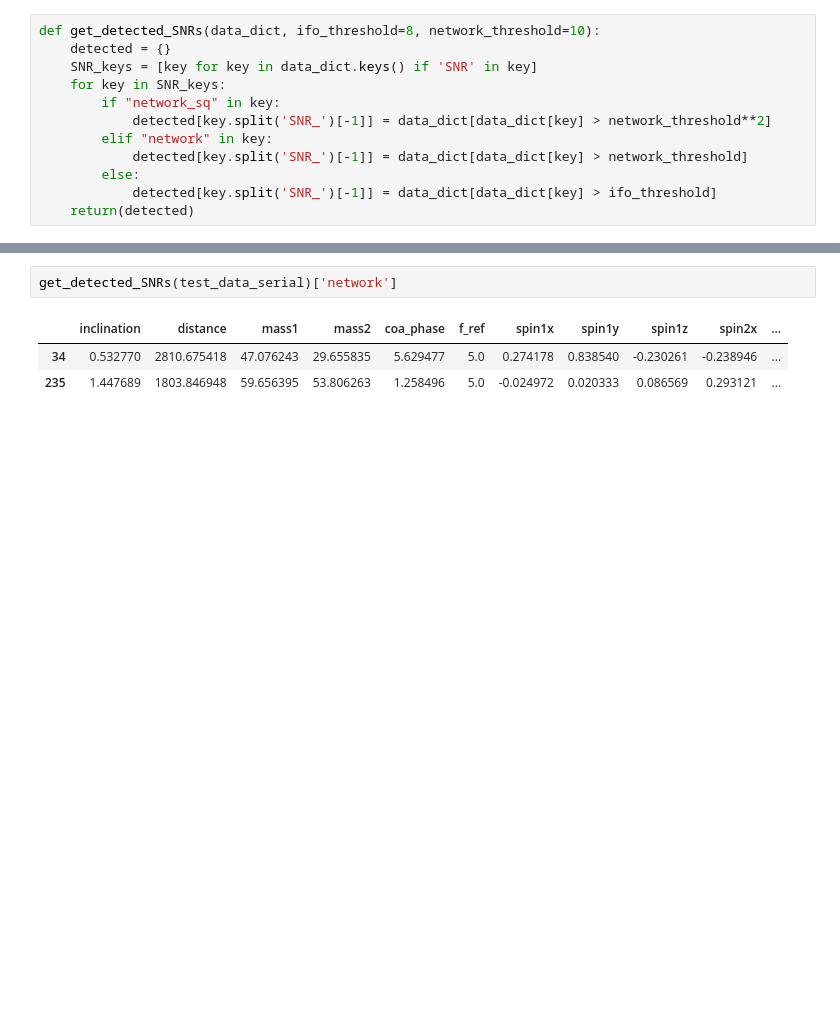
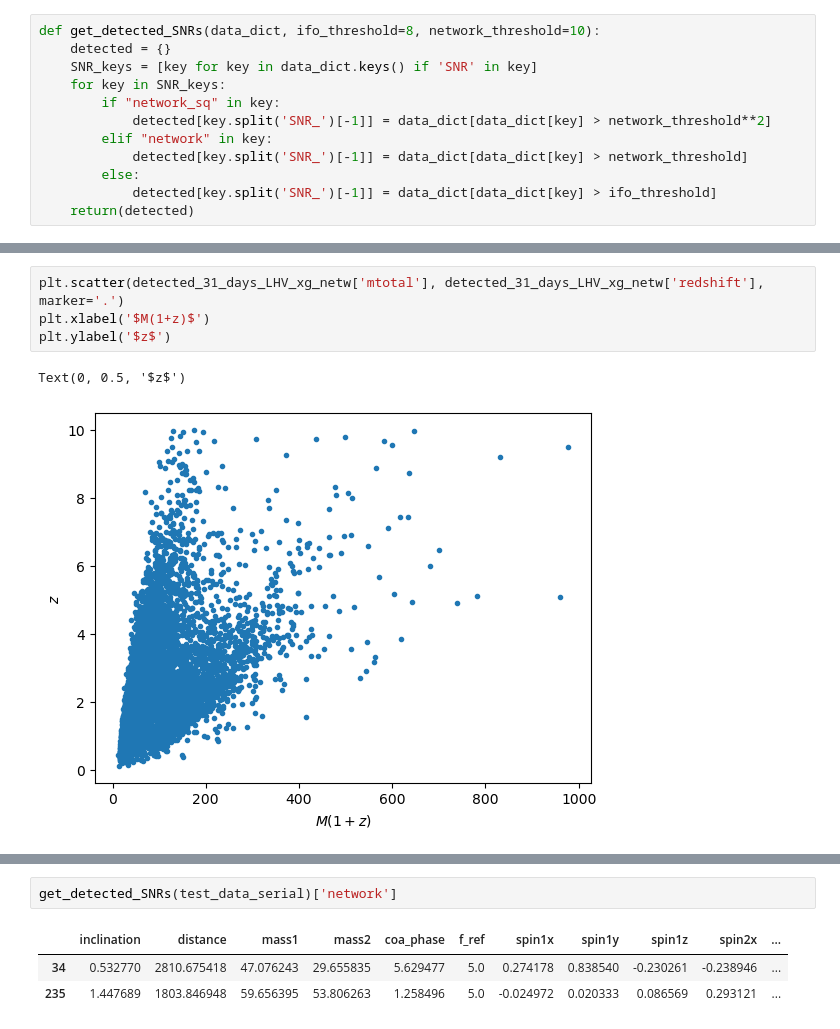
Before and after one commit to divyajyoti09/next_gen_detect, a Jupyter notebook: SNR_plots.ipynb, the cells around one changed output, grey strips where cells are left out. Drawn from its saved outputs; the diff is of its cells as text; blank space fills up the shorter version.

```diff
--- a/SNR_plots.ipynb
+++ b/SNR_plots.ipynb
@@ -44 +52,8 @@ Index(['inclination', 'distance', 'mass1', 'mass2', 'coa_phase', 'f_ref',
       dtype='object')
+# %%
+plt.scatter(detected_31_days_LHV_xg_netw['mtotal'], detected_31_days_LHV_xg_netw['redshift'], marker='.')
+plt.xlabel('$M(1+z)$')
+plt.ylabel('$z$')
+# %% [output]
+Text(0, 0.5, '$z$')
+[figure, added]
```
Also changed, not shown: parts of 14 cells of this notebook, 1 other file.
